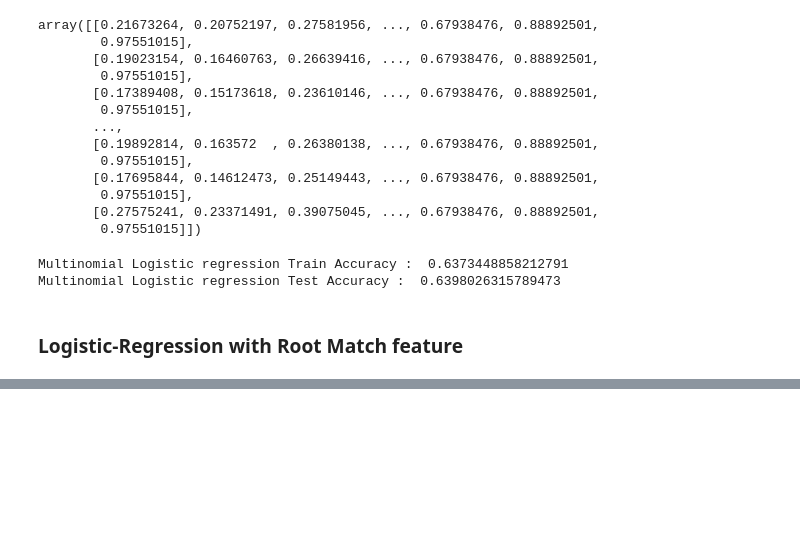
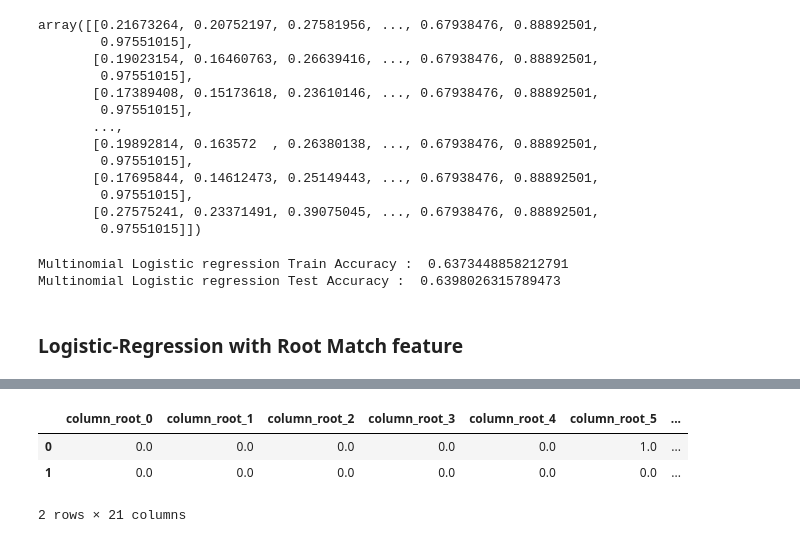
Before and after one commit to aswalin/SQuAD, a Jupyter notebook: logistic_regression.ipynb, the cells around one changed output, grey strips where cells are left out. Cells and saved outputs as stored; diff of their text form; code cells hidden in the pictures; blank space fills up the shorter version.

```diff
--- a/logistic_regression.ipynb
+++ b/logistic_regression.ipynb
@@ -275,2 +265,7 @@ train3 = pd.concat([subset3, train2],axis=1, join_axes=[subset3.index])
+# %%
+train3 = train3[["column_root_0","column_root_1","column_root_2","column_root_3","column_root_4","column_root_5",\
+             "column_root_6","column_root_7","column_root_8","column_root_9", "column_cos_0","column_cos_1",\
+           "column_cos_2","column_cos_3","column_cos_4","column_cos_5",\
+             "column_cos_6","column_cos_7","column_cos_8","column_cos_9", "target"]]
 # %%
 train_x, test_x, train_y, test_y = train_test_split(train3.iloc[:,:-1],
@@ -283,0 +282,7 @@ print("Multinomial Logistic regression Test Accuracy : ", metrics.accuracy_score
+# %%
+train3.head(2)
+# %% [output]
+|  | column_root_0 | column_root_1 | column_root_2 | column_root_3 | column_root_4 | column_root_5 | ... |
+| 0 | 0.0 | 0.0 | 0.0 | 0.0 | 0.0 | 1.0 | ... |
+| 1 | 0.0 | 0.0 | 0.0 | 0.0 | 0.0 | 0.0 | ... |
+2 rows × 21 columns
```
Also changed, not shown: parts of 11 cells of this notebook, 2 other files.
